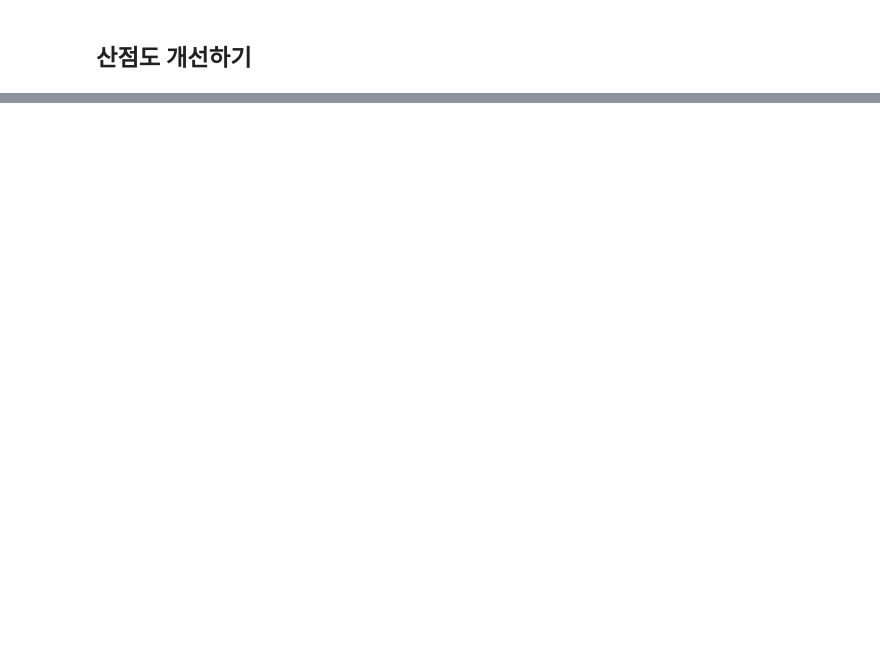
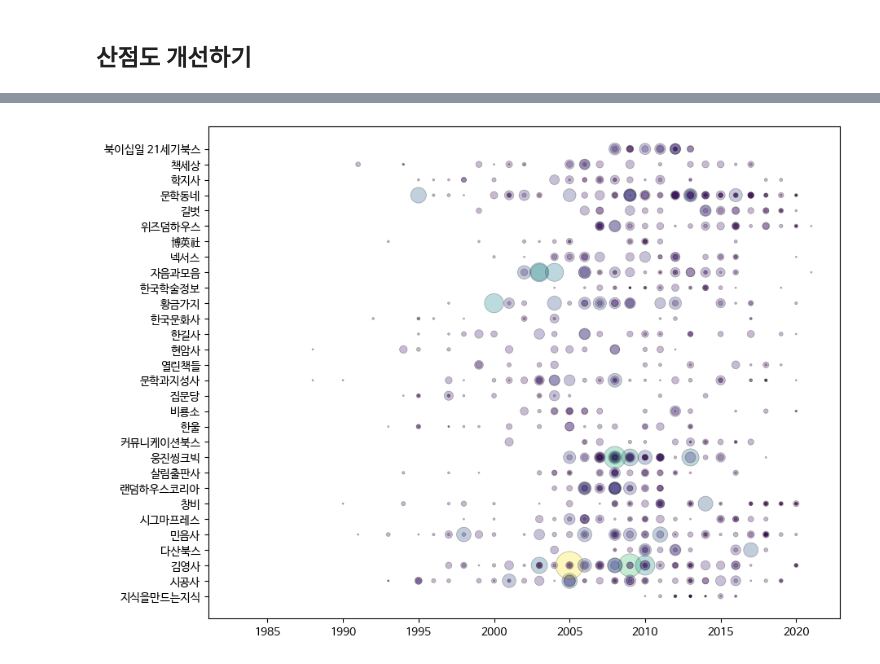
Before and after one commit to rickiepark/hg-da, a Jupyter notebook: 05-2.ipynb, the cells around one changed output, grey strips where cells are left out. Cells and saved outputs as stored; diff of their text form; code cells hidden in the pictures; blank space fills up the shorter version.

```diff
--- a/05-2.ipynb
+++ b/05-2.ipynb
@@ -219,0 +188,8 @@ plt.show()
+# %%
+fig, ax = plt.subplots(figsize=(10,8))
+ax.scatter(ns_book8['발행년도'], ns_book8['출판사'],
+           linewidths=0.5, edgecolors='k', alpha=0.3,
+           s=ns_book8['대출건수']*2, c=ns_book8['대출건수'])
+fig.show()
+# %% [output]
+[figure, added]
```
Also changed, not shown: parts of 26 cells of this notebook.
